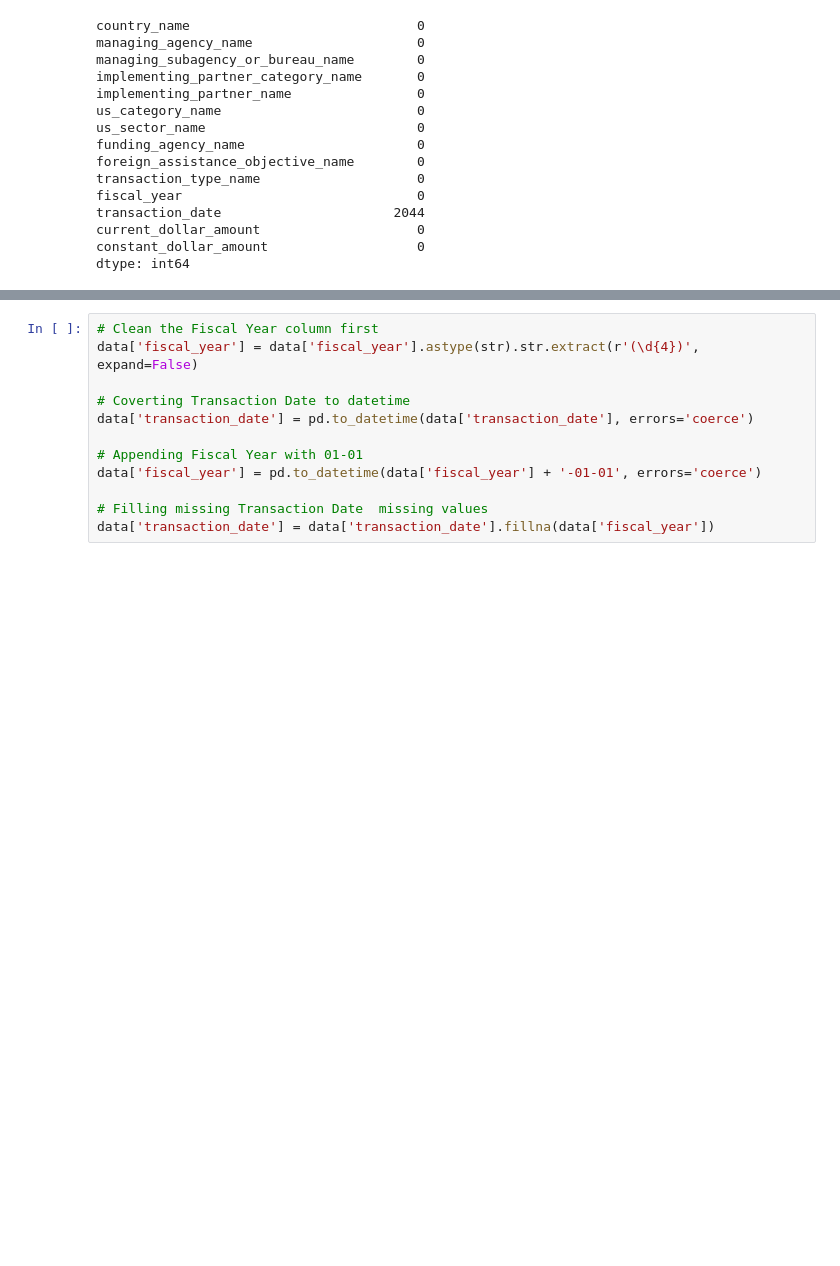
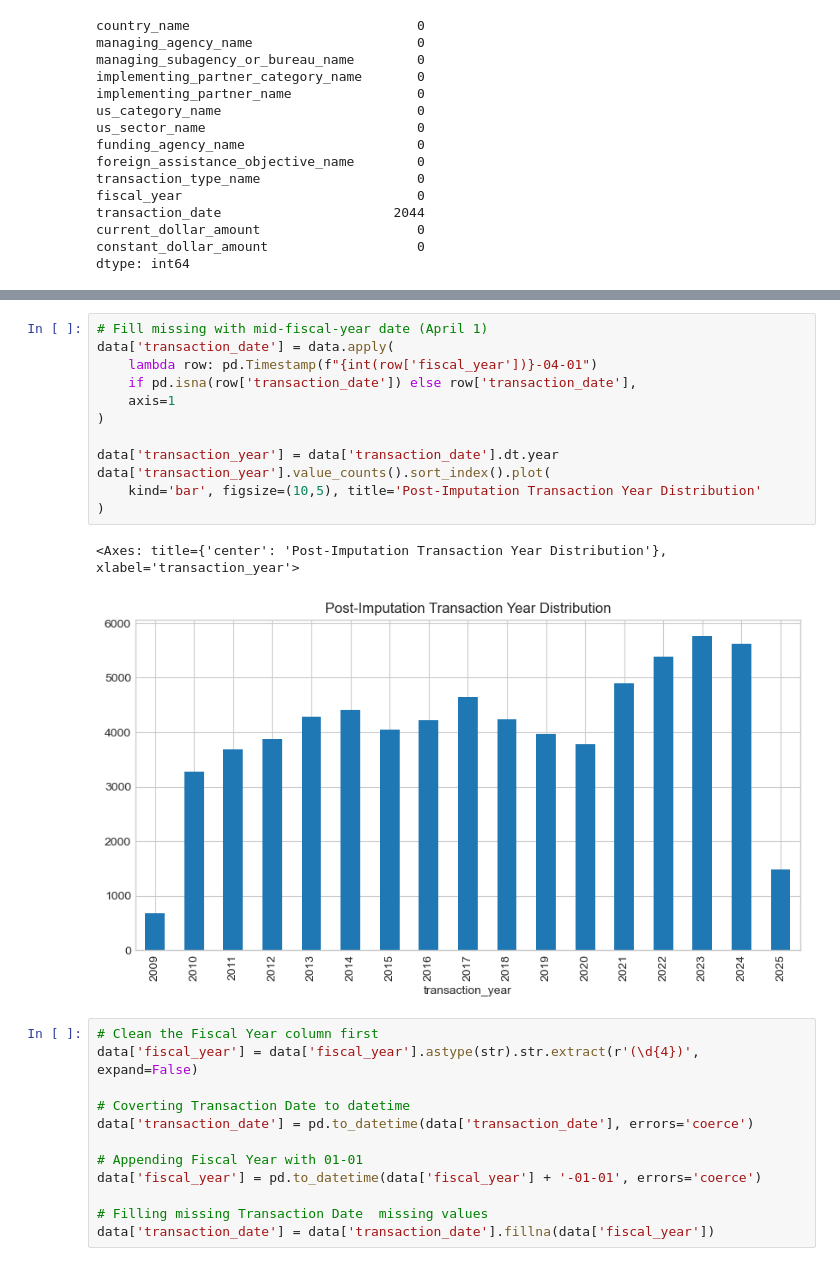
Before and after one commit to Vain-Guy/Impact-Of-Foreign-Cutoff-on-Kenya, a Jupyter notebook: Notebooks/Main.ipynb, the cells around one changed output, grey strips where cells are left out. Cells and saved outputs as stored; diff of their text form; blank space fills up the shorter version.

```diff
--- a/Notebooks/Main.ipynb
+++ b/Notebooks/Main.ipynb
@@ -456,3 +465,18 @@ dtype: int64
+# %%
+# Fill missing with mid-fiscal-year date (April 1)
+data['transaction_date'] = data.apply(
+    lambda row: pd.Timestamp(f"{int(row['fiscal_year'])}-04-01")
+    if pd.isna(row['transaction_date']) else row['transaction_date'],
+    axis=1
+)
+
+data['transaction_year'] = data['transaction_date'].dt.year
+data['transaction_year'].value_counts().sort_index().plot(
+    kind='bar', figsize=(10,5), title='Post-Imputation Transaction Year Distribution'
+)
+# %% [output]
+<Axes: title={'center': 'Post-Imputation Transaction Year Distribution'}, xlabel='transaction_year'>
+[figure, added]
 # %%
 # Clean the Fiscal Year column first
 data['fiscal_year'] = data['fiscal_year'].astype(str).str.extract(r'(\d{4})', expand=False)
```
Also changed, not shown: parts of 3 cells of this notebook.
